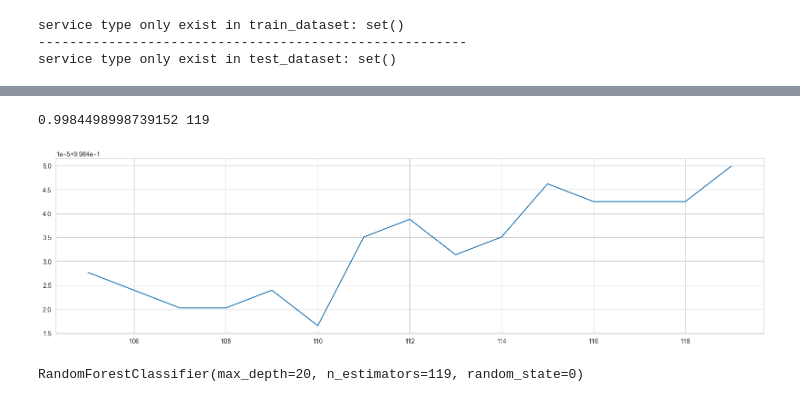
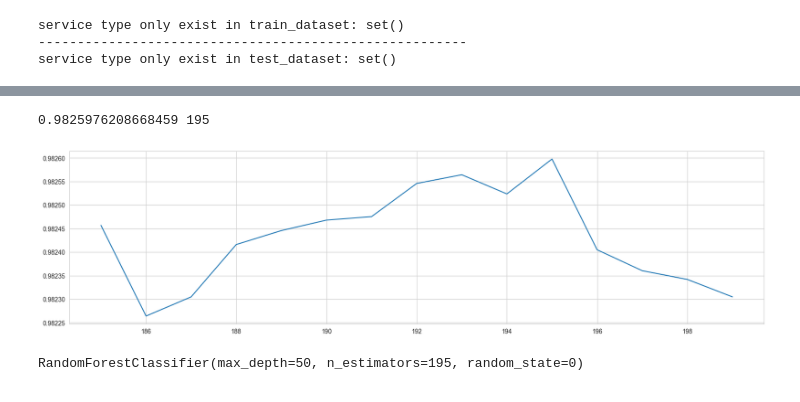
Before and after one commit to DarrylXzq/CTCS, a Jupyter notebook: attack_datasets/NSL-KDD/Random_Forest/RF_MIX/RF_MIX.ipynb, the cells around one changed output, grey strips where cells are left out. Drawn from its saved outputs; the diff is of its cells as text; code cells hidden in the pictures.

```diff
--- a/attack_datasets/NSL-KDD/Random_Forest/RF_MIX/RF_MIX.ipynb
+++ b/attack_datasets/NSL-KDD/Random_Forest/RF_MIX/RF_MIX.ipynb
@@ -218,14 +214,14 @@ labels_train_resampled shape: (269660,)
 # %%
-# from imblearn.over_sampling import ADASYN
-#
-# # 初始化 ADASYN 对象
-# adasyn = ADASYN()
-#
-# # 对训练集进行重采样
-# train_data, label_train = adasyn.fit_resample(train_data, label_train)
-#
-# # 打印重采样后的数据规模
-# print(f'重采样后的数据规模')
-# print(f'X_train_resampled shape: {train_data.shape}')
-# print(f'labels_train_resampled shape: {train_data.shape}')
-# # 注意：X_test 和 labels_test 不需要重采样
+from imblearn.over_sampling import ADASYN
+
+# 初始化 ADASYN 对象
+adasyn = ADASYN()
+
+# 对训练集进行重采样
+train_data, label_train = adasyn.fit_resample(train_data, label_train)
+
+# 打印重采样后的数据规模
+print(f'重采样后的数据规模')
+print(f'X_train_resampled shape: {train_data.shape}')
+print(f'labels_train_resampled shape: {train_data.shape}')
+# 注意：X_test 和 labels_test 不需要重采样
@@ -289,29 +289,29 @@ plt.show()
 # %%
 from sklearn.model_selection import cross_val_score
 from sklearn.ensemble import RandomForestClassifier
 # 根据上面的显示最优点在131附近，进一步细化学习曲线
 scorel = []
-for i in range(105, 120):
+for i in range(185, 200):
     RFC = RandomForestClassifier(n_estimators=i,
                                  n_jobs=-1,
                                  random_state=0)
     score = cross_val_score(RFC, FINAL_TRAIN, label_train, cv=10).mean()
     scorel.append(score)
 
-print(max(scorel), ([*range(105, 120)][scorel.index(max(scorel))]))
+print(max(scorel), ([*range(185, 200)][scorel.index(max(scorel))]))
 plt.figure(figsize=(20, 5))
-plt.plot(range(105, 120), scorel)
+plt.plot(range(185, 200), scorel)
 plt.show()
 # %% [output]
-0.9984498998739152 119
+0.9825976208668459 195
-[figure, old version]
+[figure, new version]
 # %%
 from sklearn.ensemble import RandomForestClassifier
 # 调参后
-RFC = RandomForestClassifier(n_estimators=119 ,random_state=0,max_depth=20)
+RFC = RandomForestClassifier(n_estimators=195 ,random_state=0,max_depth=50)
 RFC.fit(FINAL_TRAIN, label_train)
 # %% [output]
-RandomForestClassifier(max_depth=20, n_estimators=119, random_state=0)
+RandomForestClassifier(max_depth=50, n_estimators=195, random_state=0)
 # %%
 MODEL = RFC
 # %%
```
Also changed, not shown: parts of 9 cells of this notebook, 22 other files.
